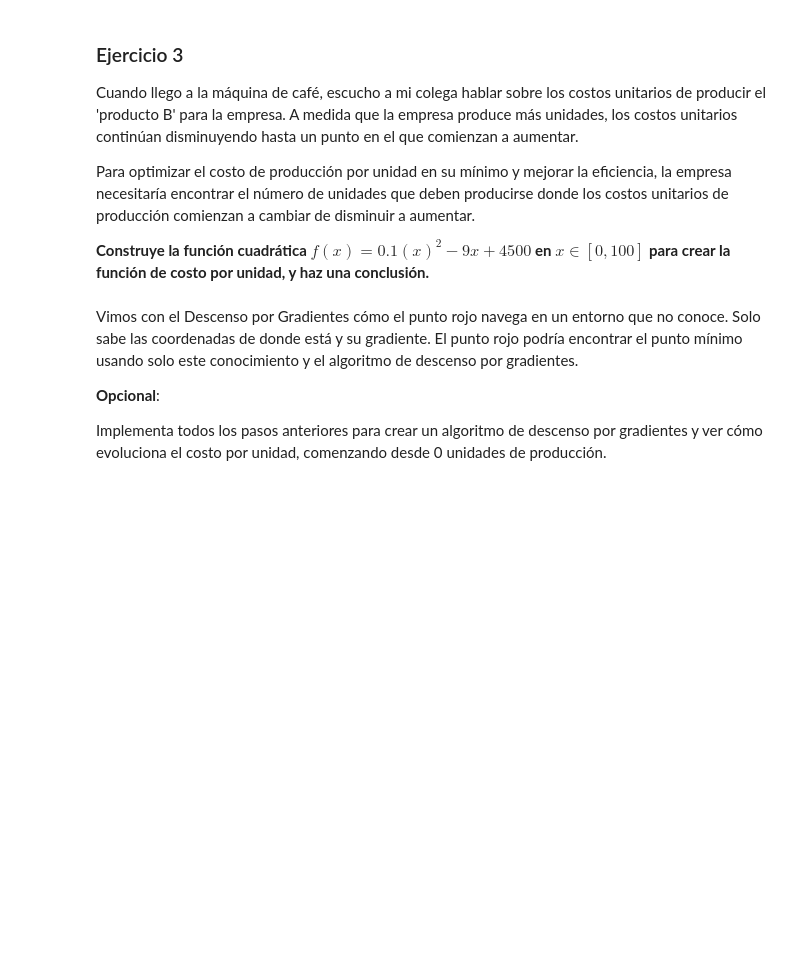
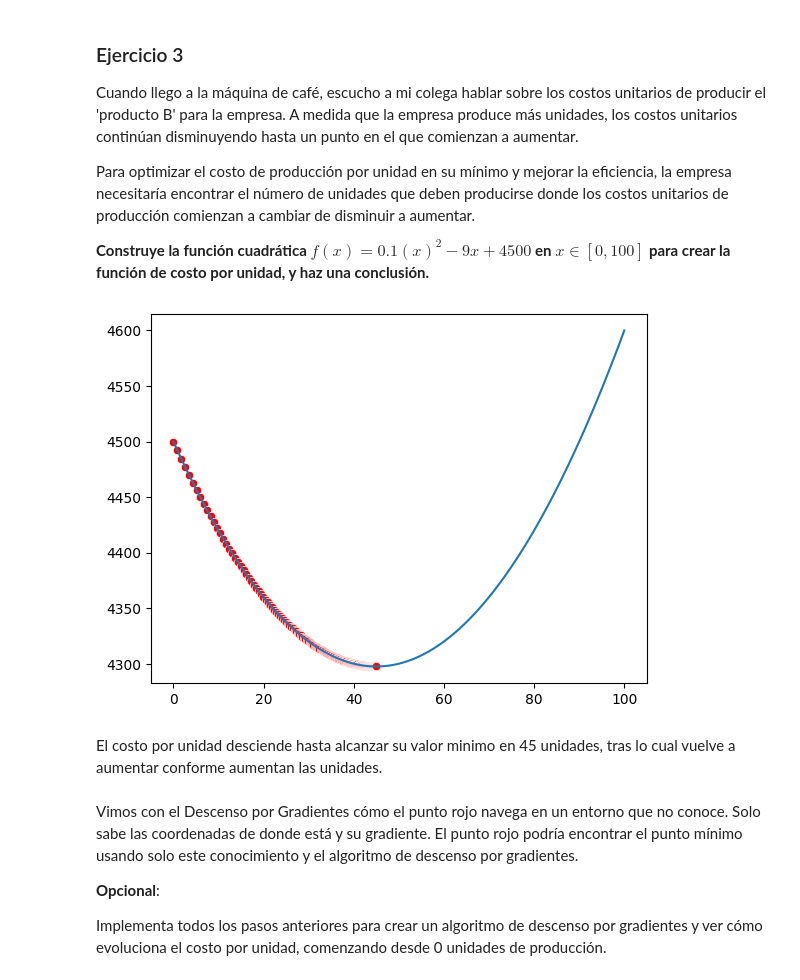
Before and after one commit to 4GeeksAcademy/Loic-calculus-and-algebra-problems-with-python, a Jupyter notebook: notebook/problems.es.ipynb, the cells around one changed output. Saved outputs shown, nothing was run; the diff lists cells and outputs as text; code cells hidden in the pictures; blank space fills up the shorter version.

```diff
--- a/notebook/problems.es.ipynb
+++ b/notebook/problems.es.ipynb
@@ -252,6 +279,30 @@ Para optimizar el costo de producción por unidad en su mínimo y mejorar la efi
 **Construye la función cuadrática $f(x)=0.1(x)^2−9x +4500$ en $x∈[0,100]$ para crear la función de costo por unidad, y haz una conclusión.**
 # %%
 # Definir y graficar la función
+def f(x): return 0.1*(x**2)-9*x+4500
+def df(x): return 0.1*2*x-9
+def visualize2(f, x=None):
+
+    xArray = np.linspace(0, 100, 100) # cambio los valores de la funcion original para que encaje con el ejercicio
+    yArray = f(xArray)
+    sns.lineplot(x=xArray, y=yArray)
+
+    if x is not None:
+        assert type(x) in [np.ndarray, list] # x debería ser un array de numpy o una lista
+        if type(x) is list: # Si es una lista, convertir en un array de numpy
+            x = np.array(x)
+
+
+        y = f(x)
+        sns.scatterplot(x=x, y=y, color='red')
+
+x = 0
+x, collectedXs = gradient_descent(x, nsteps=1000)
+visualize2(f, x=collectedXs)
+# %% [output]
+[figure, added]
+# %% [markdown]
+El costo por unidad desciende hasta alcanzar su valor minimo en 45 unidades, tras lo cual vuelve a aumentar conforme aumentan las unidades.
 # %% [markdown]
 Vimos con el Descenso por Gradientes cómo el punto rojo navega en un entorno que no conoce. Solo sabe las coordenadas de donde está y su gradiente. El punto rojo podría encontrar el punto mínimo usando solo este conocimiento y el algoritmo de descenso por gradientes.
 
```
Also changed, not shown: parts of 12 cells of this notebook.
